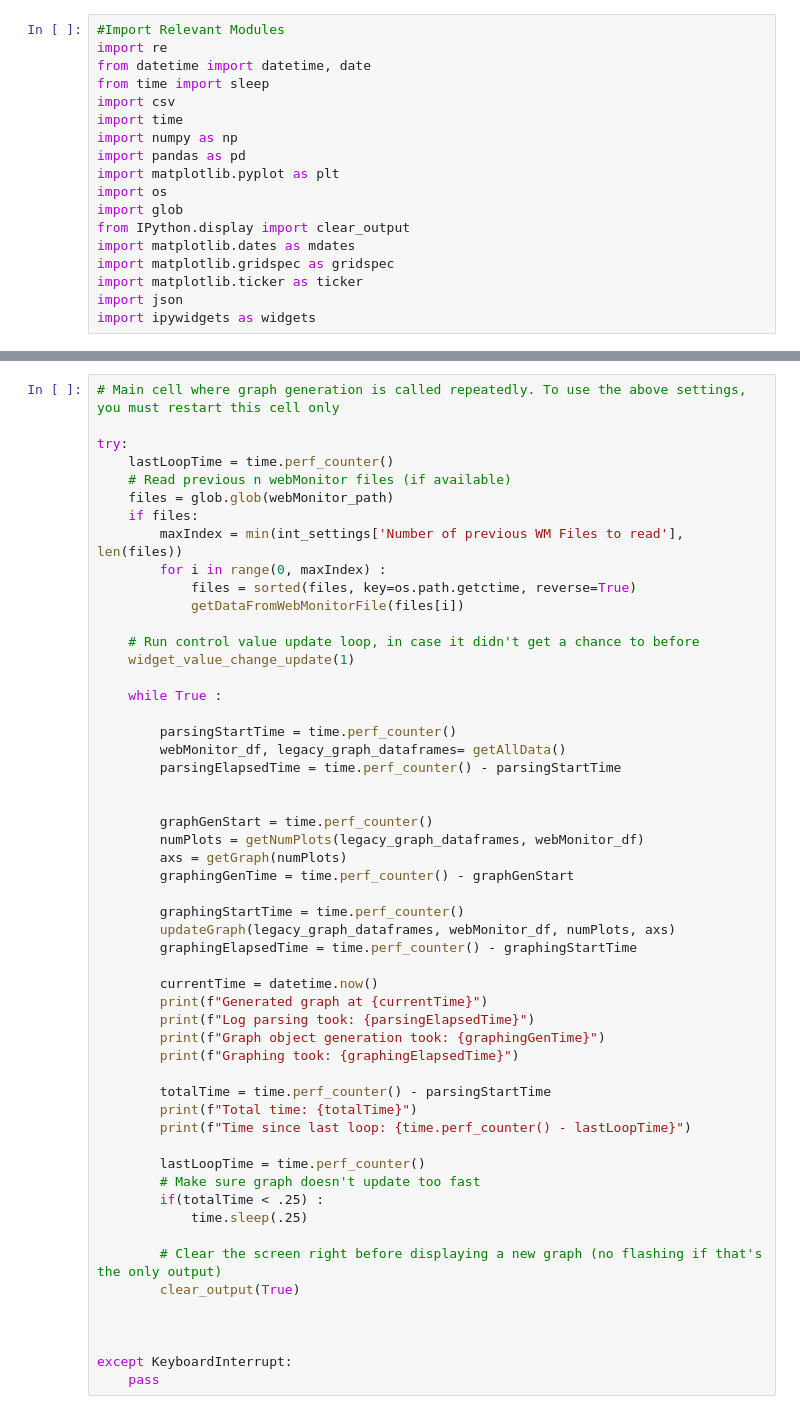
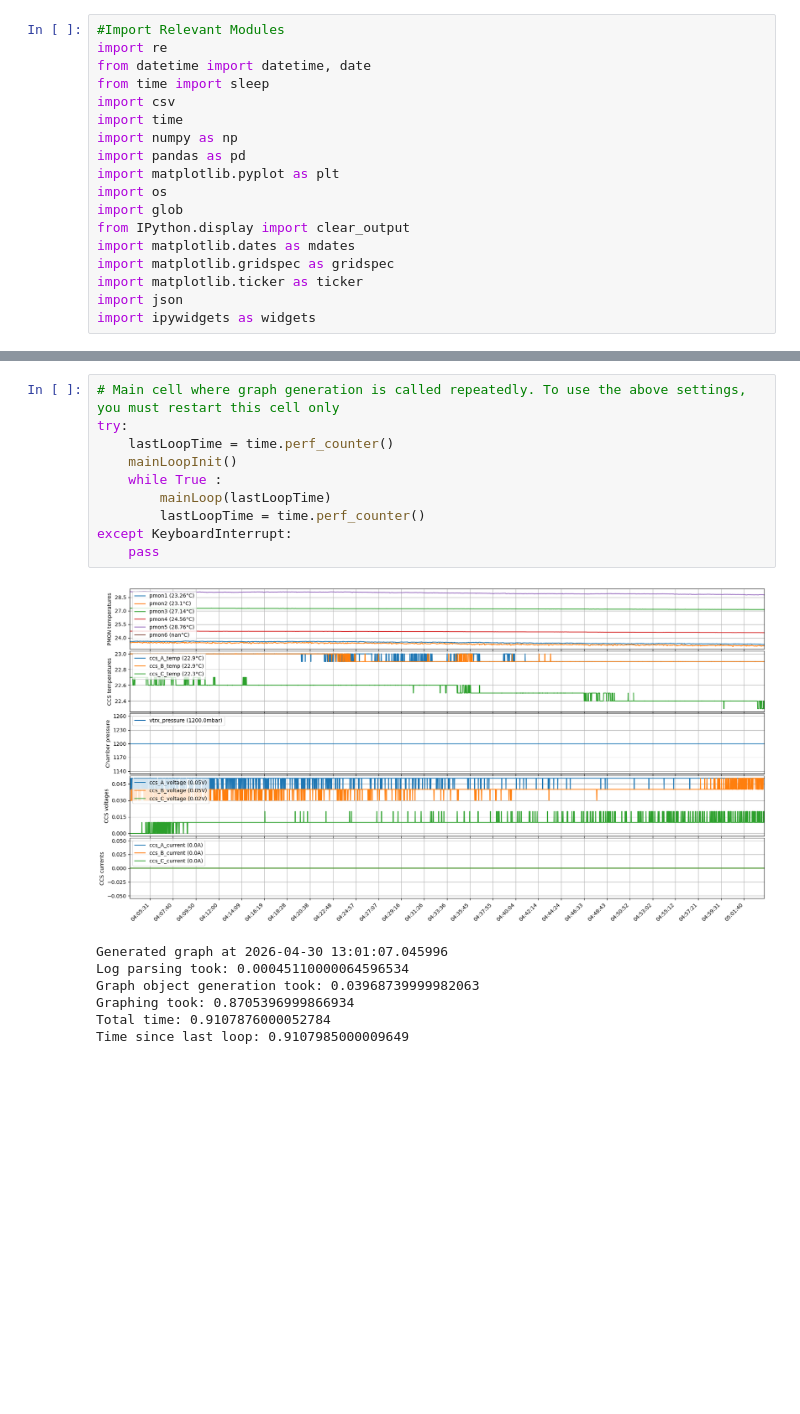
Before and after one commit to uw-loci/cbmark_logger, a Jupyter notebook: refreshingGraph.ipynb, the cells around one changed output, grey strips where cells are left out. Cells and saved outputs as stored; diff of their text form; blank space fills up the shorter version.

```diff
--- a/refreshingGraph.ipynb
+++ b/refreshingGraph.ipynb
@@ -667,54 +714,18 @@ display(vbox)
 # %%
 # Main cell where graph generation is called repeatedly. To use the above settings, you must restart this cell only
-
 try:
     lastLoopTime = time.perf_counter()
-    # Read previous n webMonitor files (if available)
-    files = glob.glob(webMonitor_path)
-    if files:
-        maxIndex = min(int_settings['Number of previous WM Files to read'], len(files))
-        for i in range(0, maxIndex) :
-            files = sorted(files, key=os.path.getctime, reverse=True)
-            getDataFromWebMonitorFile(files[i])
-
-    # Run control value update loop, in case it didn't get a chance to before
-    widget_value_change_update(1)
-
+    mainLoopInit()
     while True :
-
-        parsingStartTime = time.perf_counter()
-        webMonitor_df, legacy_graph_dataframes= getAllData()
-        parsingElapsedTime = time.perf_counter() - parsingStartTime
-
-
-        graphGenStart = time.perf_counter()
-        numPlots = getNumPlots(legacy_graph_dataframes, webMonitor_df)
-        axs = getGraph(numPlots)
-        graphingGenTime = time.perf_counter() - graphGenStart
-
-        graphingStartTime = time.perf_counter()
-        updateGraph(legacy_graph_dataframes, webMonitor_df, numPlots, axs)
-        graphingElapsedTime = time.perf_counter() - graphingStartTime
-
-        currentTime = datetime.now()
-        print(f"Generated graph at {currentTime}")
-        print(f"Log parsing took: {parsingElapsedTime}")
-        print(f"Graph object generation took: {graphingGenTime}")
-        print(f"Graphing took: {graphingElapsedTime}")
-
-        totalTime = time.perf_counter() - parsingStartTime
-        print(f"Total time: {totalTime}")
-        print(f"Time since last loop: {time.perf_counter() - lastLoopTime}")
-
+        mainLoop(lastLoopTime)
         lastLoopTime = time.perf_counter()
-        # Make sure graph doesn't update too fast
-        if(totalTime < .25) :
-            time.sleep(.25)
-
-        # Clear the screen right before displaying a new graph (no flashing if that's the only output)
-        clear_output(True)
-
-
-
 except KeyboardInterrupt:
     pass
+# %% [output]
+[figure, added]
+Generated graph at 2026-04-30 13:01:07.045996
+Log parsing took: 0.00045110000064596534
+Graph object generation took: 0.03968739999982063
+Graphing took: 0.8705396999866934
+Total time: 0.9107876000052784
+Time since last loop: 0.9107985000009649
```
Also changed, not shown: parts of 3 cells of this notebook.
